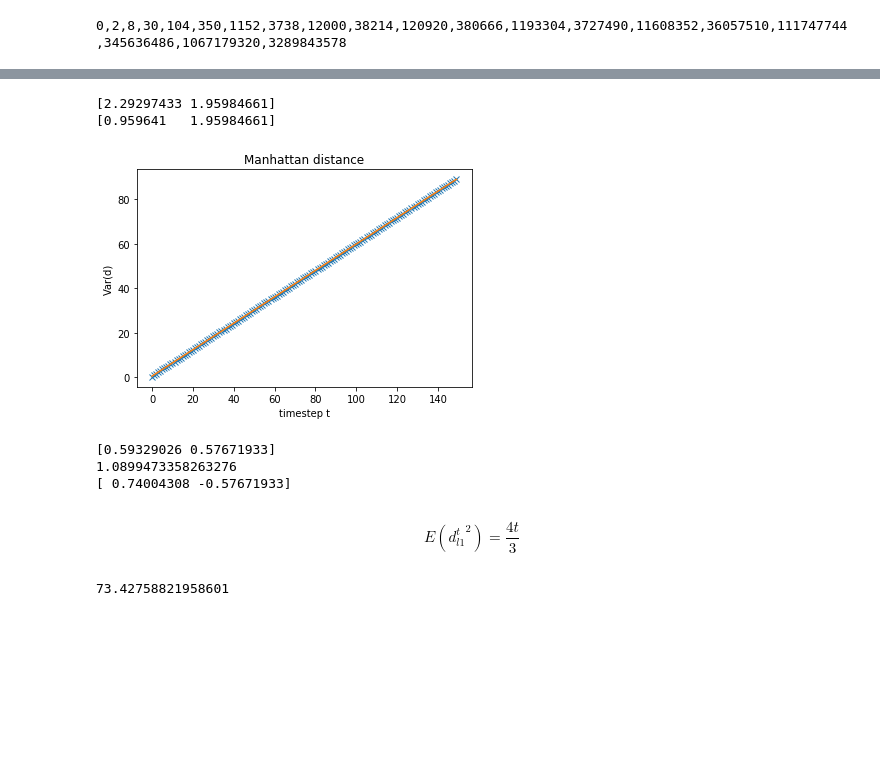
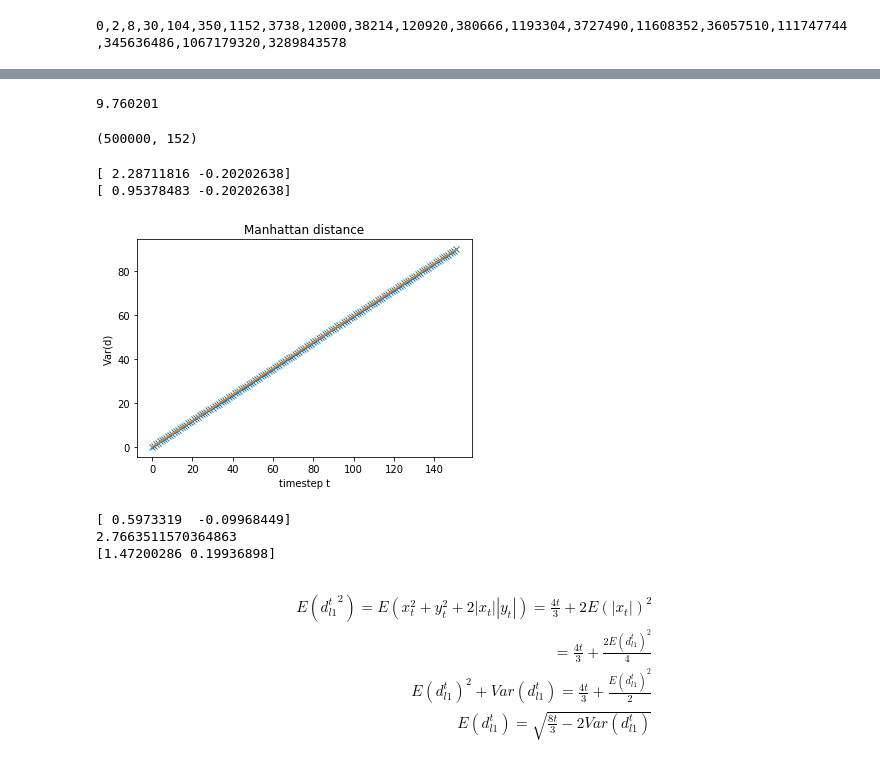
Before and after one commit to MathAndAlgo/DiscussionBoard, a Jupyter notebook: [概率论]正三角形密铺上的随机游走.ipynb, the cells around one changed output, grey strips where cells are left out. Saved outputs shown, nothing was run; the diff lists cells and outputs as text; code cells hidden in the pictures; blank space fills up the shorter version.

```diff
--- a/[概率论]正三角形密铺上的随机游走.ipynb
+++ b/[概率论]正三角形密铺上的随机游走.ipynb
@@ -52,18 +52,20 @@ if 'tvec' in locals():
     del tvec ##清理内存
 
 ### 小心内存溢出
-sample_size = int(1E5)
+sample_size = int(10E5)
 # sample_size = int(3E6)
 batch_num = 1 ###确保能整除
 T = 151
 t = 100
-delta = np.array([(0,1),(1,1),(1,0),(0,-1),(-1,-1),(-1,0)])
+delta = np.array([(0,1),(1,-1),(1,0),(0,-1),(-1,1),(-1,0),(0,0)])
 
 lst = []
 for i in range(batch_num):
     if 'Tvec' in locals():
         del Tvec,dvec ##清理内存
+    start = np.ones((sample_size//batch_num,1),dtype = int) * -1
     idx = np.random.choice(6,size=(sample_size//batch_num,T))
+    idx = np.concatenate([start,idx],axis = 1)
     dvec = delta[idx]
     Tvec = np.cumsum(dvec,axis = 1)
     if batch_num==1:
@@ -81,0 +192,8 @@ del Tvec,lst
+# %%
+%%time
+d_m = np.maximum(abs(Tvec).max(axis = 2),abs(Tvec.sum(axis=2)))
+d_m_Var = (d_m).var(axis=0)
+d_m_sq_mean = np.square(d_m).mean(axis=0)
+d_m_mean = (d_m).mean(axis=0)
+ts = np.arange(len(d_m_Var))
+print d_m_mean[100]
@@ -133,2 +275,0 @@ d_m = abs(Tvec).sum(axis = 2)
-# %%
-d_m_Var = abs(Tvec).sum(axis = 2).var(axis=0)
@@ -137,3 +281,15 @@ d_m_sq_mean = np.square(d_m).mean(axis=0)
+# %%
+d_g_mean = d_g.mean(axis = 0)
+d_g_var = d_g.var(axis = 0)
+d_g_sq = np.square(d_g)
+d_g_msq = d_g_sq.mean(axis = 0)
+print d_g_mean[100]
+# %% [output]
+9.760201
+# %%
+d_m.shape
+# %% [output]
+(500000, 152)
 # %%
 
 ts = np.arange(len(d_m_Var))
@@ -147,38 +303,39 @@ print coef
 # ?plt.vlines
 # plt.show()
 # %% [output]
-[2.29297433 1.95984661]
-[0.959641   1.95984661]
+[ 2.28711816 -0.20202638]
+[ 0.95378483 -0.20202638]
 # %%
 dist_name = 'Manhattan distance'
 plt.plot(d_m_Var,'x')
 plt.title(dist_name)
 plt.ylabel('Var(d)')
 plt.xlabel('timestep t')
 # np.corrcoef()
 ts = np.arange(len(d_m_Var))
 z = np.polyfit(ts, d_m_Var, 1)
 # print np.corrcoef([ts,d_m_Var])
 plt.plot(ts,ts*z[0] + z[1])
 plt.show()
 
 # print z
 # print 1/z[1]-np.pi
 print z
-print (5/3. - z[1])
-z = -z
-z[0]= z[0]+4/3.
+print (8/3. - z[1])
+z = -2*z
+z[0]= z[0]+8/3.
 print z
 # %% [output]
-[figure, old version]
+[figure, new version]
-[0.59329026 0.57671933]
-1.0899473358263276
-[ 0.74004308 -0.57671933]
+[ 0.5973319  -0.09968449]
+2.7663511570364863
+[1.47200286 0.19936898]
-# %% [markdown]
-$$
-E({d^t_{l1}}^2)=\frac{4t}{3}
-$$
-# %%
-100*z[0]+z[1]
-# %% [output]
-73.42758821958601
+# %% [markdown]
+$$
+\begin{aligned}
+E({d^t_{l1}}^2)=E(x_t^2+y_t^2 + 2|x_t | | y_t|) = \frac{4t}{3} + 2E(|x_t|)^2
+\\ = \frac{4t}{3} + \frac{2E(d^t_{l1})^2}{4} \\
+E(d^t_{l1})^2 + Var(d^t_{l1}) =  \frac{4t}{3} + \frac{E(d^t_{l1})^2}{2} \\
+E(d^t_{l1}) = \sqrt{\frac{8t}{3}-2Var(d^t_{l1})}
+\end{aligned}
+$$
```
Also changed, not shown: parts of 24 cells of this notebook.
